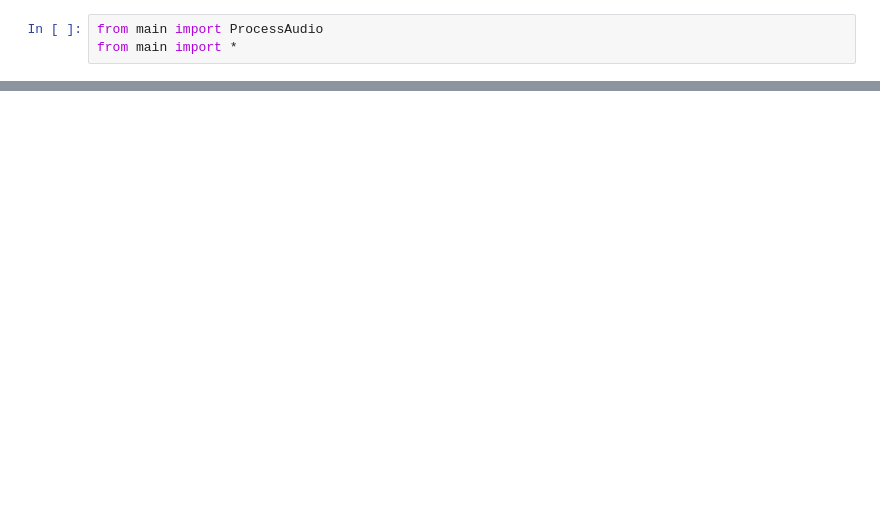
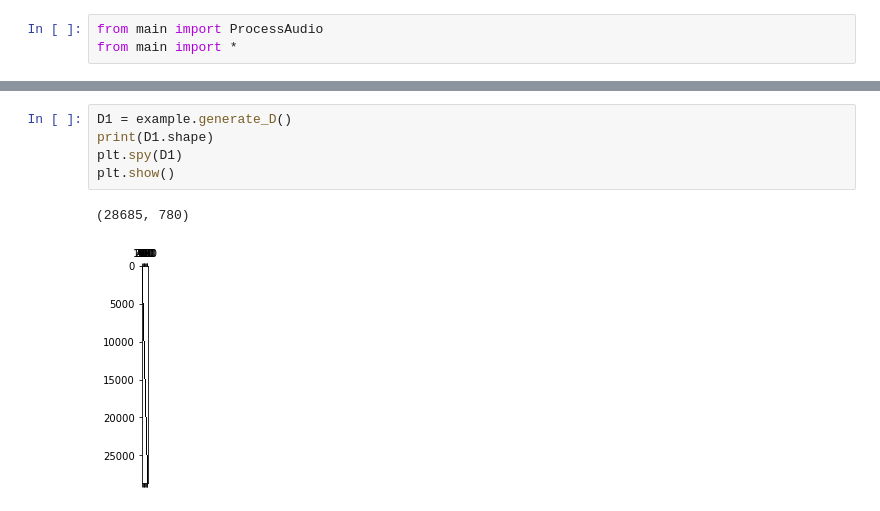
Before and after one commit to maxfryer/Audio-Source-Seperation, a Jupyter notebook: test_space.ipynb, the cells around one changed output, grey strips where cells are left out. Cells and saved outputs as stored; diff of their text form; blank space fills up the shorter version.

```diff
--- a/test_space.ipynb
+++ b/test_space.ipynb
@@ -8 +33,9 @@ Windows: (74, 182016)
+# %%
+D1 = example.generate_D()
+print(D1.shape)
+plt.spy(D1)
+plt.show()
+# %% [output]
+(28685, 780)
+[figure, added]
 # %%
```
Also changed, not shown: parts of 13 cells of this notebook, 5 other files.
